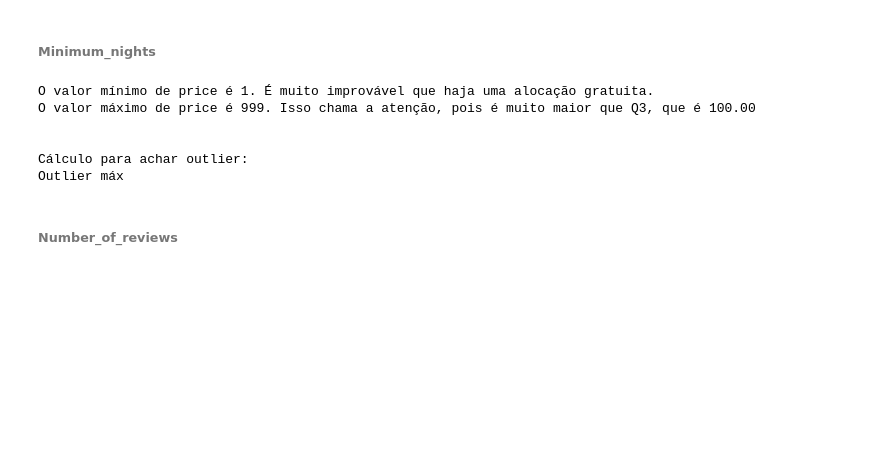
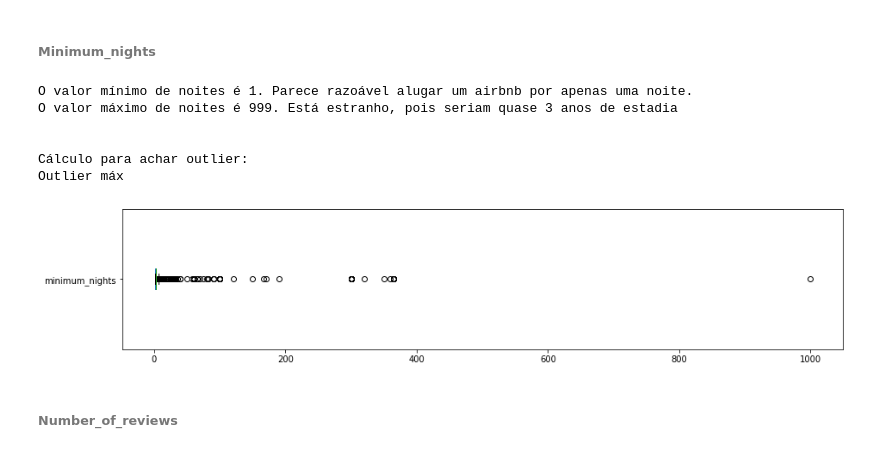
Before and after one commit to eduardoscovino/Airbnb-data-analysis-sicilia, a Jupyter notebook: Analisando_os_Dados_do_Airbnb.ipynb, the cells around one changed output. Saved outputs shown, nothing was run; the diff lists cells and outputs as text; code cells hidden in the pictures; blank space fills up the shorter version.

```diff
--- a/Analisando_os_Dados_do_Airbnb.ipynb
+++ b/Analisando_os_Dados_do_Airbnb.ipynb
@@ -187,18 +205,22 @@ Outlier máx e mín
 # %% [markdown]
 ###### Minimum_nights
 # %%
+df.minimum_nights.plot(kind='box', vert=False, figsize=(15, 3))
+
 print('O valor mínimo de noites é %s. Parece razoável alugar um airbnb por apenas uma noite.' % min(df.minimum_nights))
 print('O valor máximo de noites é %s. Está estranho, pois seriam quase 3 anos de estadia' % max(df.minimum_nights))
 print('\n')
 print('Cálculo para achar outlier:')
 print(calc_outlier(df.minimum_nights.quantile(0.75), df.minimum_nights.quantile(0.25), df.minimum_nights.mean(), df.minimum_nights.max(), df.minimum_nights.min()))
+print('\n')
 # %% [output]
-O valor mínimo de price é 1. É muito improvável que haja uma alocação gratuita.
-O valor máximo de price é 999. Isso chama a atenção, pois é muito maior que Q3, que é 100.00
+O valor mínimo de noites é 1. Parece razoável alugar um airbnb por apenas uma noite.
+O valor máximo de noites é 999. Está estranho, pois seriam quase 3 anos de estadia
 
 
 Cálculo para achar outlier:
 Outlier máx
+[figure, added]
 # %% [markdown]
 ###### Number_of_reviews
 # %%
```
Also changed, not shown: parts of 36 cells of this notebook.
